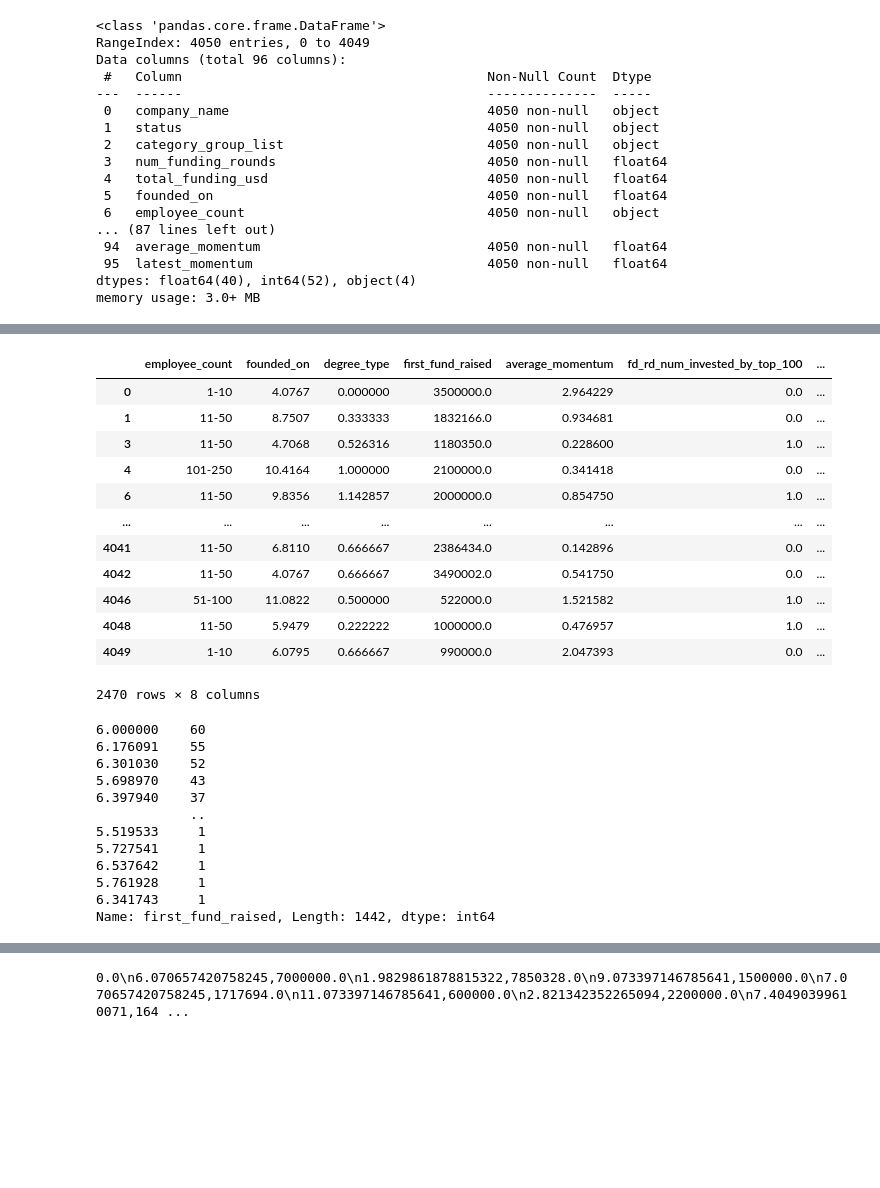
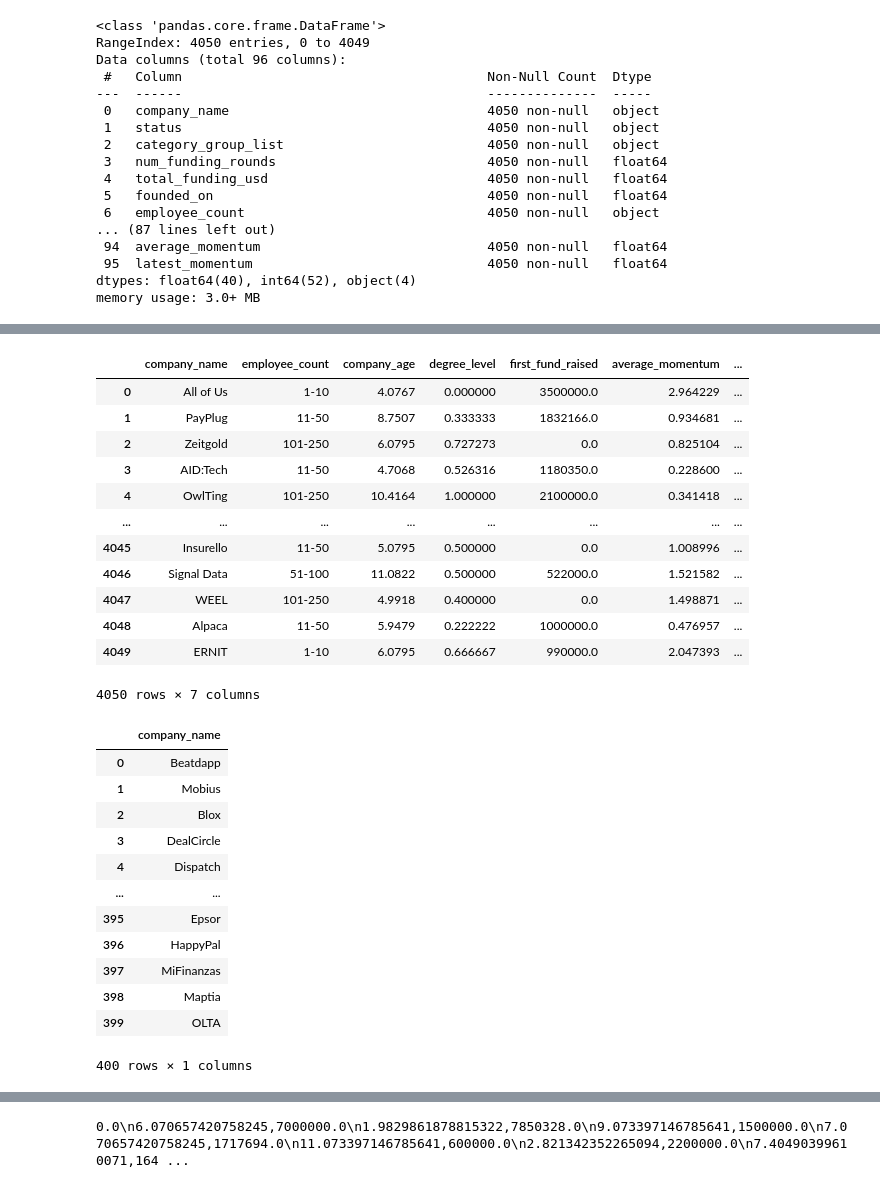
Before and after one commit to StardustLID/TEMG4952A-TEAM-5, a Jupyter notebook: backend/csv_helper.ipynb, the cells around one changed output, grey strips where cells are left out. Cells and saved outputs as stored; diff of their text form; code cells hidden in the pictures; blank space fills up the shorter version.

```diff
--- a/backend/csv_helper.ipynb
+++ b/backend/csv_helper.ipynb
@@ -1028,5 +1028 @@ df
 4050 rows × 7 columns
-# %%
-df.drop(df[df['average_momentum'] < 0].index, inplace = True)
-df.drop(df[df['employee_count'] == "unknown"].index, inplace = True)
-df
@@ -1047,34 +1029,42 @@ df
-# %%
-import numpy as np
-df.drop(df[df['first_fund_raised'] == 0].index, inplace = True)
-df["first_fund_raised_log"] = np.log10(df["first_fund_raised"])
-df
-# %% [output]
-|  | employee_count | founded_on | degree_type | first_fund_raised | average_momentum | fd_rd_num_invested_by_top_100 | ... |
-| 0 | 1-10 | 4.0767 | 0.000000 | 3500000.0 | 2.964229 | 0.0 | ... |
-| 1 | 11-50 | 8.7507 | 0.333333 | 1832166.0 | 0.934681 | 0.0 | ... |
-| 3 | 11-50 | 4.7068 | 0.526316 | 1180350.0 | 0.228600 | 1.0 | ... |
-| 4 | 101-250 | 10.4164 | 1.000000 | 2100000.0 | 0.341418 | 0.0 | ... |
-| 6 | 11-50 | 9.8356 | 1.142857 | 2000000.0 | 0.854750 | 1.0 | ... |
-| ... | ... | ... | ... | ... | ... | ... | ... |
-| 4041 | 11-50 | 6.8110 | 0.666667 | 2386434.0 | 0.142896 | 0.0 | ... |
-| 4042 | 11-50 | 4.0767 | 0.666667 | 3490002.0 | 0.541750 | 0.0 | ... |
-| 4046 | 51-100 | 11.0822 | 0.500000 | 522000.0 | 1.521582 | 1.0 | ... |
-| 4048 | 11-50 | 5.9479 | 0.222222 | 1000000.0 | 0.476957 | 1.0 | ... |
-| 4049 | 1-10 | 6.0795 | 0.666667 | 990000.0 | 2.047393 | 0.0 | ... |
-2470 rows × 8 columns
-# %%
-df["first_fund_raised"].value_counts()
-# %% [output]
-6.000000    60
-6.176091    55
-6.301030    52
-5.698970    43
-6.397940    37
-            ..
-5.519533     1
-5.727541     1
-6.537642     1
-5.761928     1
-6.341743     1
-Name: first_fund_raised, Length: 1442, dtype: int64
+# %%
+df.rename(columns={'founded_on': 'company_age', 'degree_type': 'degree_level',
+	'fd_rd_first_fund_raised': 'first_fund', 'fd_rd_mean_momentum': 'mean_momentum',
+	 "fd_rd_num_invested_by_top_100": "num_invested"}, inplace=True)
+
+df
+# %% [output]
+|  | company_name | employee_count | company_age | degree_level | first_fund_raised | average_momentum | ... |
+| 0 | All of Us | 1-10 | 4.0767 | 0.000000 | 3500000.0 | 2.964229 | ... |
+| 1 | PayPlug | 11-50 | 8.7507 | 0.333333 | 1832166.0 | 0.934681 | ... |
+| 2 | Zeitgold | 101-250 | 6.0795 | 0.727273 | 0.0 | 0.825104 | ... |
+| 3 | AID:Tech | 11-50 | 4.7068 | 0.526316 | 1180350.0 | 0.228600 | ... |
+| 4 | OwlTing | 101-250 | 10.4164 | 1.000000 | 2100000.0 | 0.341418 | ... |
+| ... | ... | ... | ... | ... | ... | ... | ... |
+| 4045 | Insurello | 11-50 | 5.0795 | 0.500000 | 0.0 | 1.008996 | ... |
+| 4046 | Signal Data | 51-100 | 11.0822 | 0.500000 | 522000.0 | 1.521582 | ... |
+| 4047 | WEEL | 101-250 | 4.9918 | 0.400000 | 0.0 | 1.498871 | ... |
+| 4048 | Alpaca | 11-50 | 5.9479 | 0.222222 | 1000000.0 | 0.476957 | ... |
+| 4049 | ERNIT | 1-10 | 6.0795 | 0.666667 | 990000.0 | 2.047393 | ... |
+4050 rows × 7 columns
+# %%
+df_top = pd.read_csv("../Week3_Onwards/Company_name_output.csv")
+df_top = df_top['company_name'].to_frame()
+
+top_companies = []
+
+for index, row in df_top.iterrows():
+    top_companies.append(row['company_name'])
+# %% [output]
+|  | company_name |
+| 0 | Beatdapp |
+| 1 | Mobius |
+| 2 | Blox |
+| 3 | DealCircle |
+| 4 | Dispatch |
+| ... | ... |
+| 395 | Epsor |
+| 396 | HappyPal |
+| 397 | MiFinanzas |
+| 398 | Maptia |
+| 399 | OLTA |
+400 rows × 1 columns
```
Also changed, not shown: parts of 11 cells of this notebook, 3 other files.
